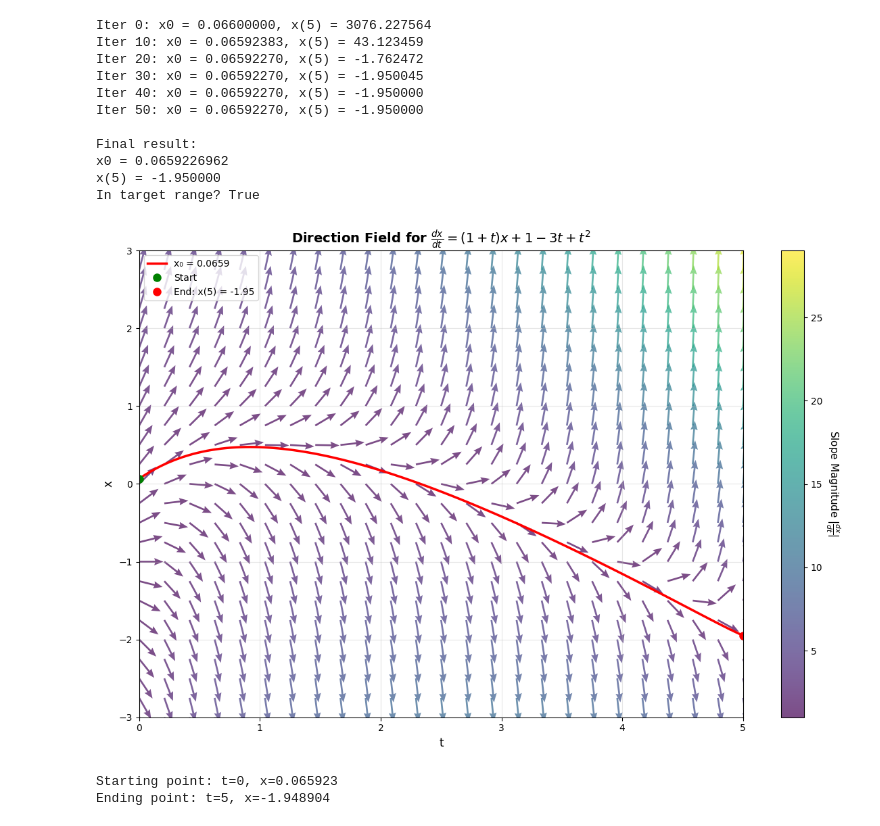
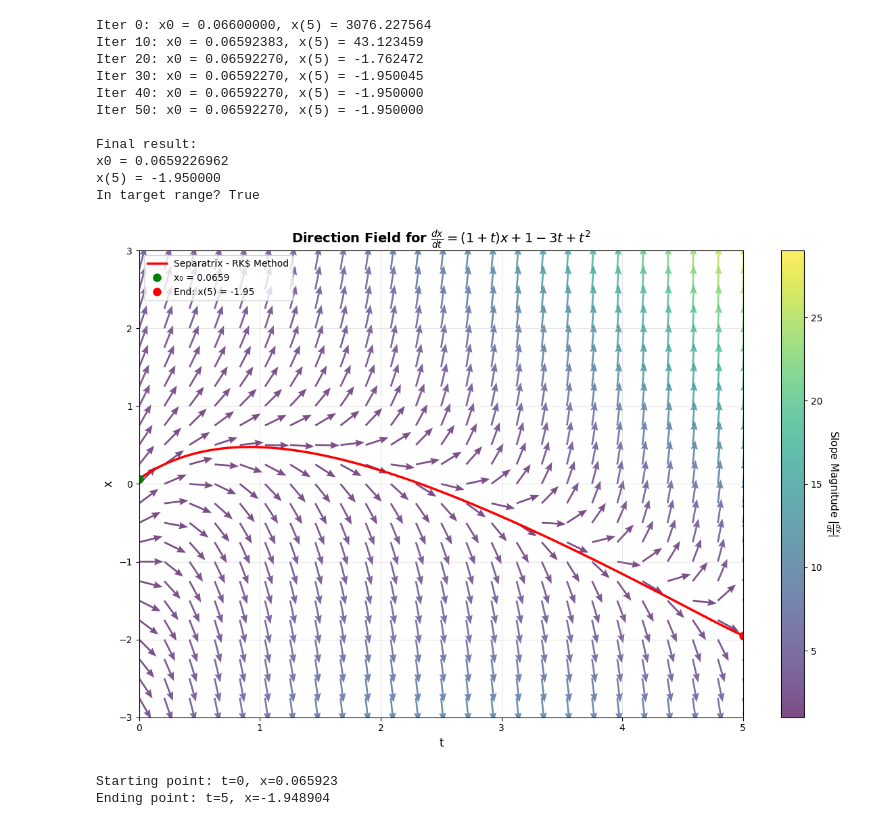
Before and after one commit to Matth3wc/Comp-Sim-Numerical-Methods, a Jupyter notebook: Part-1/Assignments/Comp_Sim_Assignment_3/MainScript.ipynb, the cells around one changed output. Cells and saved outputs as stored; diff of their text form; code cells hidden in the pictures.

```diff
--- a/Part-1/Assignments/Comp_Sim_Assignment_3/MainScript.ipynb
+++ b/Part-1/Assignments/Comp_Sim_Assignment_3/MainScript.ipynb
@@ -273,34 +275,34 @@ In target range? True
 # %%
 # Part 4: Graph the critical trajectory
 
 # Find the critical x0
 x0_critical = 0.0659226962
 h = 0.04
 
 # Integrate and store the trajectory
 t = 0.0
 x = x0_critical
 t_values = [t]
 x_values = [x]
 
 while t < 5.0:
     x = rk(t, x, h)
     t += h
     t_values.append(t)
     x_values.append(x)
 
 # Plot direction field with trajectory
 direction_field()
-plt.plot(t_values, x_values, 'r-', linewidth=2.5, label=f'x₀ = {x0_critical:.4f}')
-plt.plot(t_values[0], x_values[0], 'go', markersize=8, label='Start')
+plt.plot(t_values, x_values, 'r-', linewidth=2.5, label= 'Separatrix - RK$ Method')
+plt.plot(t_values[0], x_values[0], 'go', markersize=8, label=f'x₀ = {x0_critical:.4f}')
 plt.plot(t_values[-1], x_values[-1], 'ro', markersize=8, label=f'End: x(5) = {x_values[-1]:.2f}')
 plt.legend(loc='upper left')
 plt.savefig('/Users/mattthew/Documents/GitHub/Comp-Sim-Numerical-Methods/Part-1/Assignments/Comp_Sim_Assignment_3/plots/critical_trajectory.pdf')
 plt.show()
 
 print(f"Starting point: t=0, x={x_values[0]:.6f}")
 print(f"Ending point: t=5, x={x_values[-1]:.6f}")
 # %% [output]
-[figure, old version]
+[figure, new version]
 Starting point: t=0, x=0.065923
 Ending point: t=5, x=-1.948904
```
Also changed, not shown: parts of 1 cell of this notebook, 7 other files.
